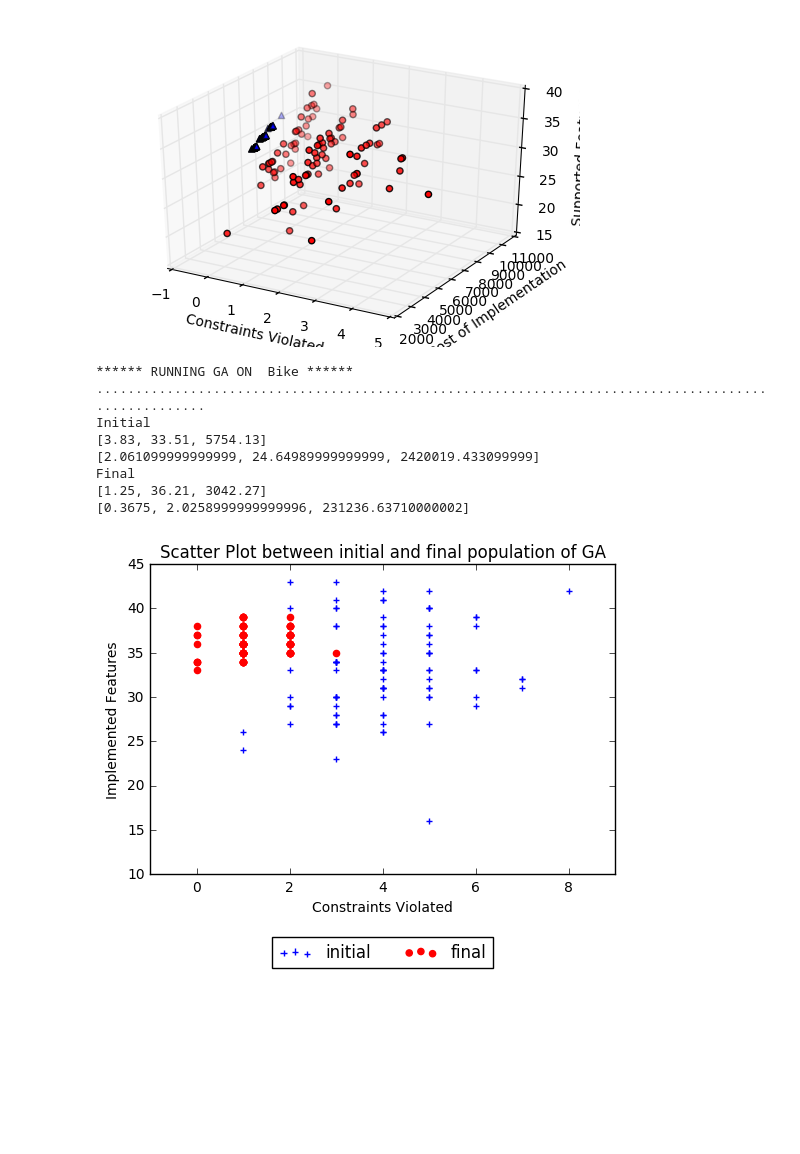
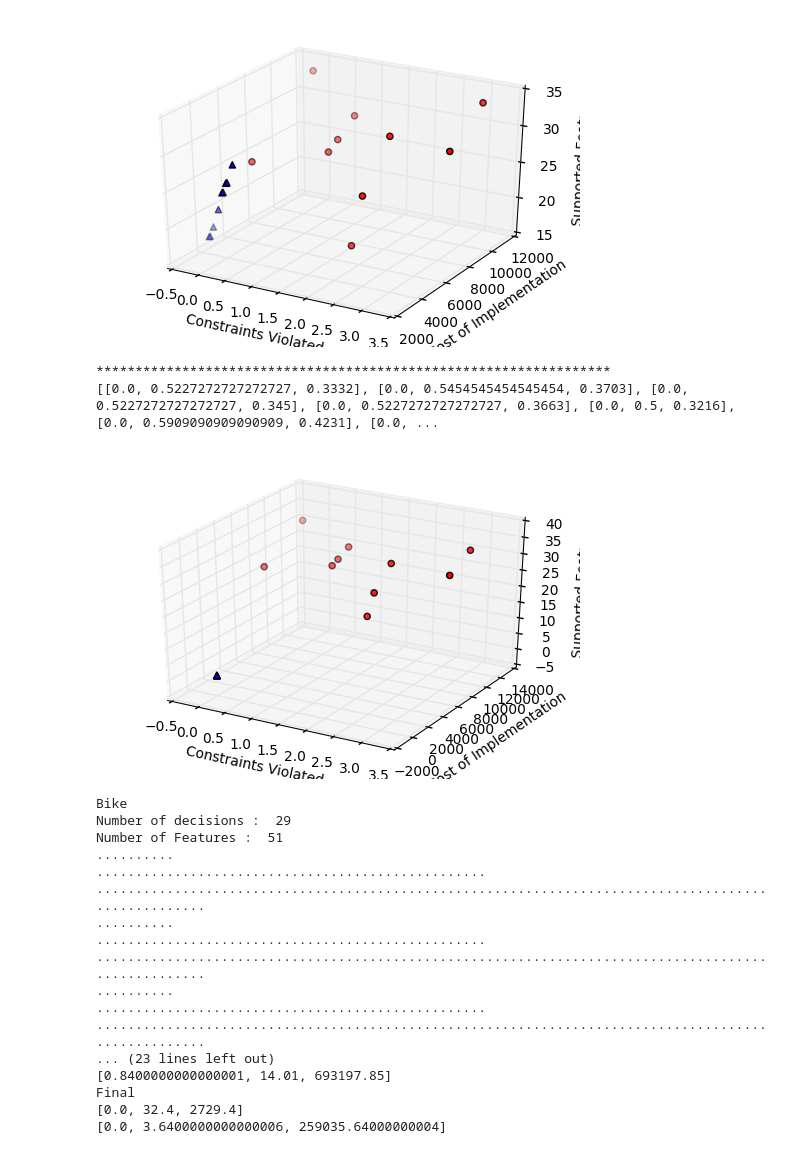
Before and after one commit to arjunaugustine/fss16ASE, a Jupyter notebook: _project/Model.ipynb, the cells around one changed output. Saved outputs shown, nothing was run; the diff lists cells and outputs as text; code cells hidden in the pictures; blank space fills up the shorter version.

Commit message:
normalization, data representation, reference frontier

```diff
--- a/_project/Model.ipynb
+++ b/_project/Model.ipynb
@@ -340,3 +351,22 @@ def plot_3D(initial, final):
     ax.set_zlabel('Supported Features')
 
     plt.show()
+# %%
+#Comparison of various algorithms
+#For this we need the objectives to be normalized
+def normalize(problem, points):
+    """
+    Normalize all the objectives
+    in each point and return them
+    """
+    meta = problem.objectives
+    all_objs = []
+    for point in points:
+        objs = []
+        for i, o in enumerate(problem.evaluate(point)):
+            low, high = meta[i].low, meta[i].high
+            if high == low: objs.append(0);continue;
+            objs.append((o-low)/(high-low))
+    # TODO 3: Normalize 'o' between 'low' and 'high'; Then add the normalized value to 'objs'
+        all_objs.append(objs)
+    return all_objs
@@ -343,14 +399,39 @@ def plot_3D(initial, final):
 # %%
 models = ['Linux.xml', 'Bike.xml', 'eCommerce.xml', 'bankingsw.xml',
           'billing.xml', 'car.xml', 'classicshell.xml', 'enterprisesys.xml', 'smarthome.xml']
+
+#replace this with models after test
+models_temp = ['eCommerce.xml']
+
+
 problems = [Problem(splot, 10000) for splot in models]
 for problem in problems:
-    print('****** RUNNING GA ON ',problem.model_name,'******')
-    initial, final = ga(problem=problem, gens=100)
+
+    problem.details()
+
+    test_gens=[10,50,100]
+    tests = {t: [] for t in test_gens}
+    tests[0]=[]#For initial population
+    repeats = 10
+    pop_size=10
+    for _ in range(repeats):
+        init_population = populate(problem, pop_size)
+        for gen in test_gens:
+            initial, final = ga(problem=problem, pop_size=pop_size, gens=gen, dom_func=cdom)
+            tests[gen].append(normalize(problem, final))
+        tests[0].append(normalize(problem, init_population))
+
     print("Initial")
     avg_and_variance(initial)
     print("Final")
     avg_and_variance(final)
+
     plot_pareto(initial, final)
     plot_3D(initial, final)
+
+    #print(tests)
+    print('******************************************************************')
+    reference=make_reference(problem, tests[10][0], tests[50][0], tests[100][0])
+    print(reference)
+    plot_3D(initial, final, finalObjectives=reference)
 # %% [output]
@@ -368,10 +458,21 @@ Final
-[figure, old version]
+[figure, new version]
-****** RUNNING GA ON  Bike ******
-....................................................................................................
-Initial
-[3.83, 33.51, 5754.13]
-[2.061099999999999, 24.64989999999999, 2420019.433099999]
-Final
-[1.25, 36.21, 3042.27]
-[0.3675, 2.0258999999999996, 231236.63710000002]
+******************************************************************
+[[0.0, 0.5227272727272727, 0.3332], [0.0, 0.5454545454545454, 0.3703], [0.0, 0.5227272727272727, 0.345], [0.0, 0.5227272727272727, 0.3663], [0.0, 0.5, 0.3216], [0.0, 0.5909090909090909, 0.4231], [0.0, ...
-[figure, old version]
+[figure, new version]
+Bike
+Number of decisions :  29
+Number of Features :  51
+..........
+..................................................
+....................................................................................................
+..........
+..................................................
+....................................................................................................
+..........
+..................................................
+....................................................................................................
+... (23 lines left out)
+[0.8400000000000001, 14.01, 693197.85]
+Final
+[0.0, 32.4, 2729.4]
+[0.0, 3.6400000000000006, 259035.64000000004]
```
Also changed, not shown: parts of 5 cells of this notebook.
